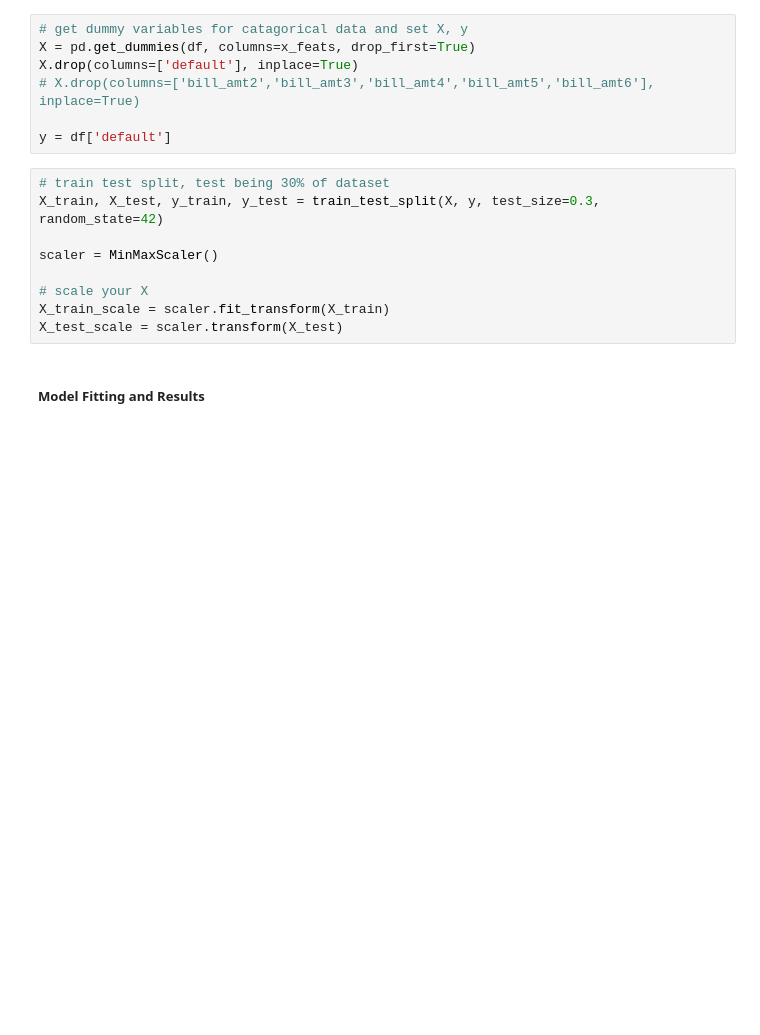
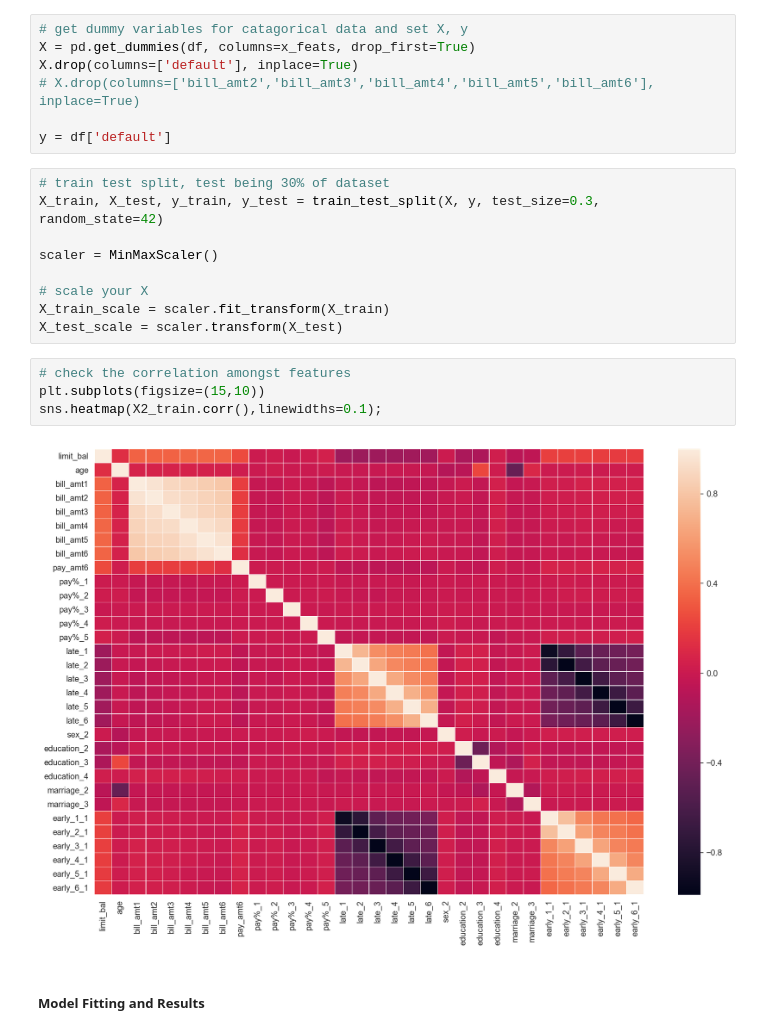
Before and after one commit to tinacliu/mod5_project, a Jupyter notebook: model_logistic_updated.ipynb, the cells around one changed output. Cells and saved outputs as stored; diff of their text form; blank space fills up the shorter version.

```diff
--- a/model_logistic_updated.ipynb
+++ b/model_logistic_updated.ipynb
@@ -74,6 +74,12 @@ scaler = MinMaxScaler()
 # scale your X
 X_train_scale = scaler.fit_transform(X_train)
 X_test_scale = scaler.transform(X_test)
+# %%
+# check the correlation amongst features
+plt.subplots(figsize=(15,10))
+sns.heatmap(X2_train.corr(),linewidths=0.1);
+# %% [output]
+[figure, added]
 # %% [markdown]
 <h5>Model Fitting and Results</h5>
 # %%
```
Also changed, not shown: parts of 5 cells of this notebook, 2 other files.
